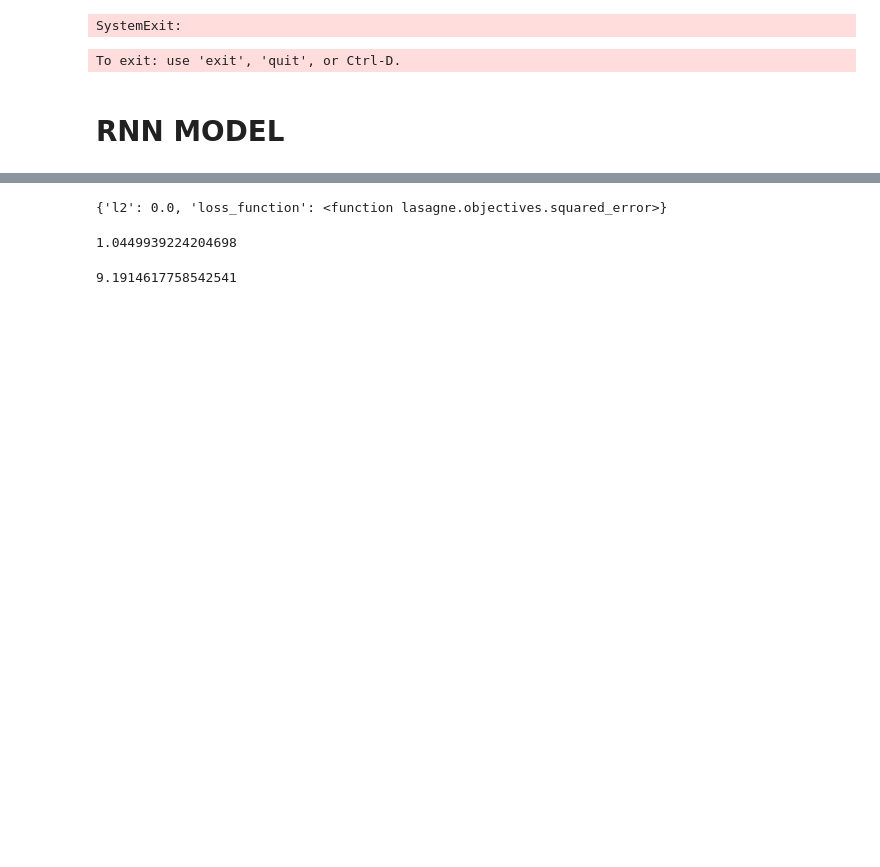
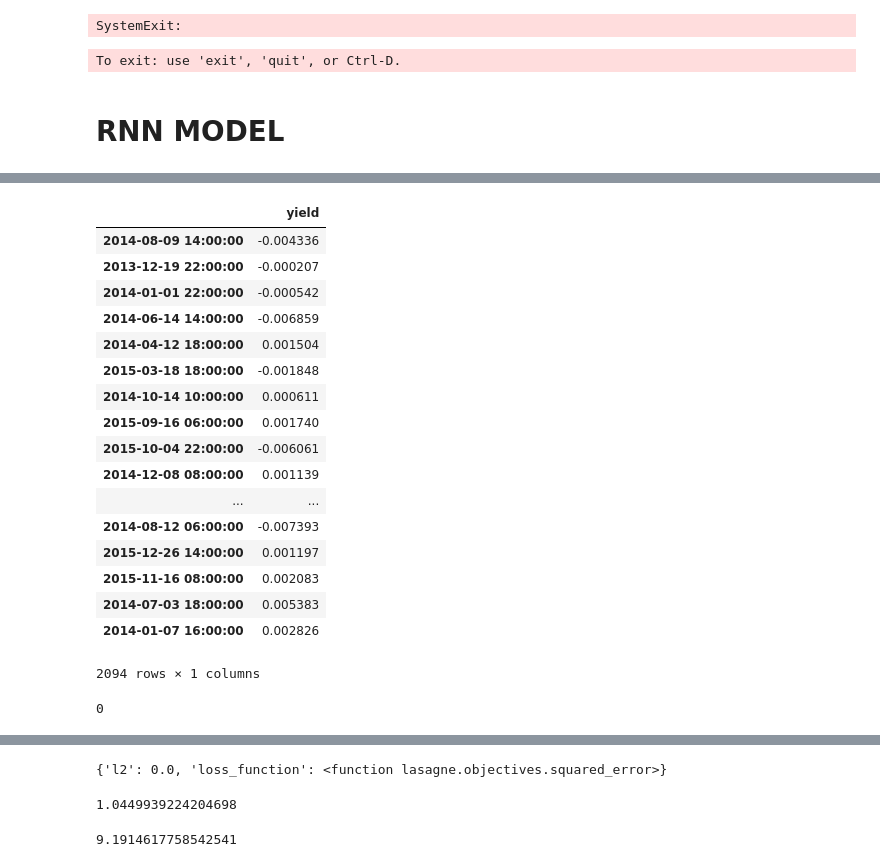
Before and after one commit to cthorey/fognet, a Jupyter notebook: test.ipynb, the cells around one changed output, grey strips where cells are left out. Drawn from its saved outputs; the diff is of its cells as text; code cells hidden in the pictures; blank space fills up the shorter version.

```diff
--- a/test.ipynb
+++ b/test.ipynb
@@ -529,7 +732,7 @@ import lasagne
 # Num features : D
 # Size hidden layer
 
-D = 9
+D = 2
 H = 100
 GRAD_CLIP = 10
 # First, we build the network, starting with an input layer
@@ -609,3 +810,11 @@ NeuralNet(X_tensor_type=None,
      update=<function adam at 0x...>, update_learning_rate=0.0001,
      use_label_encoder=False, verbose=15,
      y_tensor_type=TensorType(float64, matrix))
+# %%
+y_pred = []
+for i,(Xb,_,mask) in enumerate(batch_iterator_pred.stack_seqs.values()):
+    y_pred = net.predict(Xb)
+    y2 = np.zeros(mask[1])
+    mask = mask[0].astype('int')
+    for k in range(y2.shape[0]):
+        y2[k,mask[k,:]] = y_pred[0][k]
@@ -611,0 +823,11 @@ NeuralNet(X_tensor_type=None,
+# %%
+final_pred = {}
+df_pred = batch_iterator_pred.df
+for gp,X, p in batch_iterator_pred:
+    mask = p[0].astype('int')
+    ypred = net.predict(X)
+    ypred_reshape = np.zeros(p[1])
+    for k in range(ypred_reshape.shape[0]):
+        ypred_reshape[k,mask[k,:]] = ypred[k,:]
+    final_pred.update(dict(zip(df_pred[df_pred.group==gp].index,np.mean(ypred_reshape,axis=0))))
+final_pred = pd.DataFrame(final_pred.values(),index= final_pred.keys(),columns = ['yield'])
@@ -611,0 +862,25 @@ NeuralNet(X_tensor_type=None,
+# %%
+final_pred
+# %% [output]
+|  | yield |
+| 2014-08-09 14:00:00 | -0.004336 |
+| 2013-12-19 22:00:00 | -0.000207 |
+| 2014-01-01 22:00:00 | -0.000542 |
+| 2014-06-14 14:00:00 | -0.006859 |
+| 2014-04-12 18:00:00 | 0.001504 |
+| 2015-03-18 18:00:00 | -0.001848 |
+| 2014-10-14 10:00:00 | 0.000611 |
+| 2015-09-16 06:00:00 | 0.001740 |
+| 2015-10-04 22:00:00 | -0.006061 |
+| 2014-12-08 08:00:00 | 0.001139 |
+| ... | ... |
+| 2014-08-12 06:00:00 | -0.007393 |
+| 2015-12-26 14:00:00 | 0.001197 |
+| 2015-11-16 08:00:00 | 0.002083 |
+| 2014-07-03 18:00:00 | 0.005383 |
+| 2014-01-07 16:00:00 | 0.002826 |
+2094 rows × 1 columns
+# %%
+df_pred['yield'].sum()
+# %% [output]
+0
```
Also changed, not shown: parts of 59 cells of this notebook, 6 other files.
